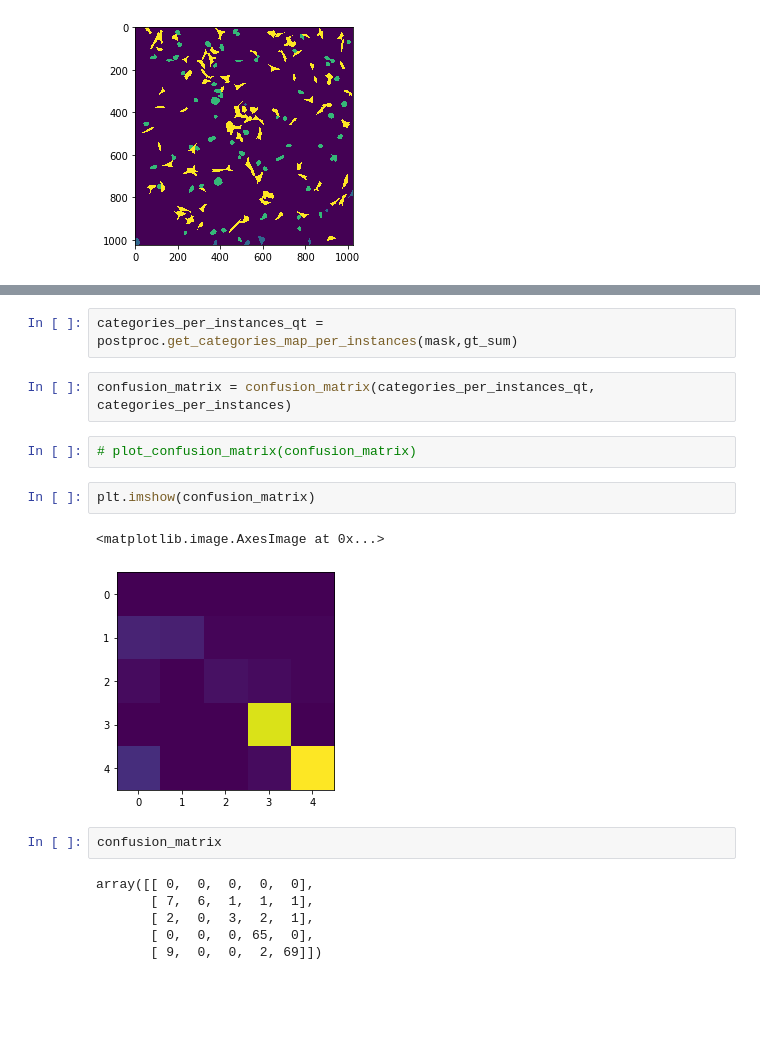
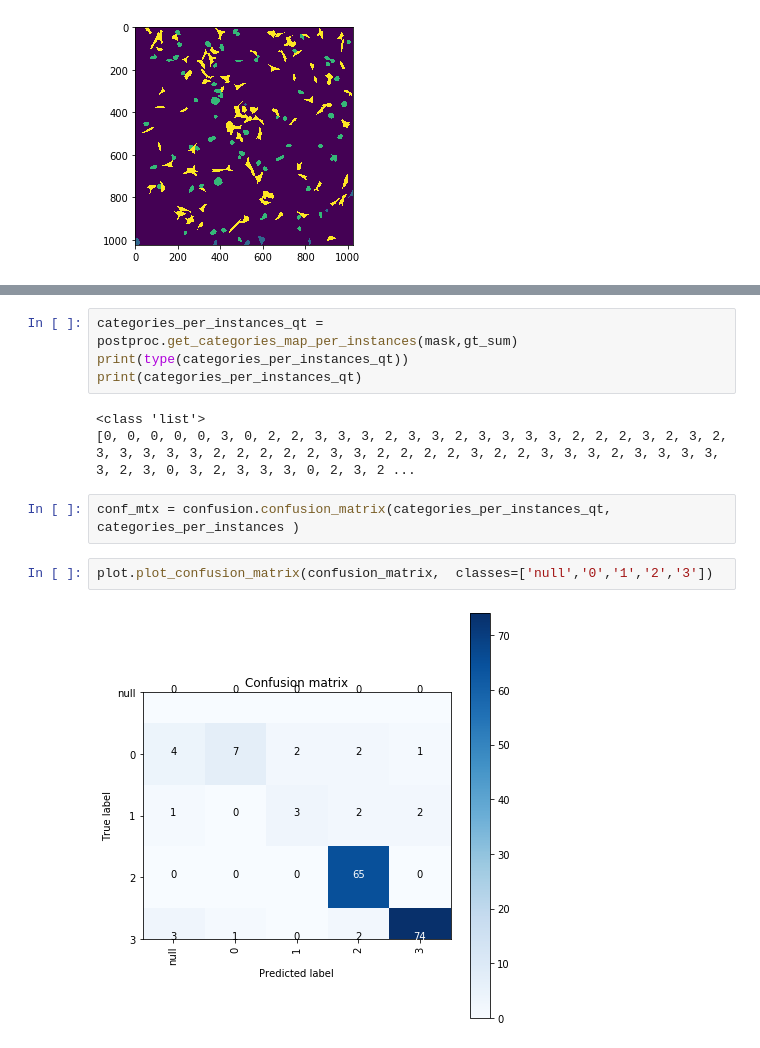
Before and after one commit to PreibischLab/PixelWise_Cell_Classification, a Jupyter notebook: V2/unet/3_Get the right category for each instance.ipynb, the cells around one changed output, grey strips where cells are left out. Cells and saved outputs as stored; diff of their text form; blank space fills up the shorter version.

Commit message:
confusion matrix

```diff
--- a/V2/unet/3_Get the right category for each instance.ipynb
+++ b/V2/unet/3_Get the right category for each instance.ipynb
@@ -107,19 +121,13 @@ len(categories_per_instances)
 # %%
 categories_per_instances_qt = postproc.get_categories_map_per_instances(mask,gt_sum)
+print(type(categories_per_instances_qt))
+print(categories_per_instances_qt)
+# %% [output]
+<class 'list'>
+[0, 0, 0, 0, 0, 3, 0, 2, 2, 3, 3, 3, 2, 3, 3, 2, 3, 3, 3, 3, 2, 2, 2, 3, 2, 3, 2, 3, 3, 3, 3, 3, 2, 2, 2, 2, 2, 3, 3, 2, 2, 2, 2, 3, 2, 2, 3, 3, 3, 2, 3, 3, 3, 3, 3, 2, 3, 0, 3, 2, 3, 3, 3, 0, 2, 3, 2 ...
 # %%
-confusion_matrix = confusion_matrix(categories_per_instances_qt, categories_per_instances)
+conf_mtx = confusion.confusion_matrix(categories_per_instances_qt, categories_per_instances )
-# %%
-# plot_confusion_matrix(confusion_matrix)
-# %%
-plt.imshow(confusion_matrix)
-# %% [output]
-<matplotlib.image.AxesImage at 0x...>
-[figure, removed]
-# %%
-confusion_matrix
-# %% [output]
-array([[ 0,  0,  0,  0,  0],
-       [ 7,  6,  1,  1,  1],
-       [ 2,  0,  3,  2,  1],
-       [ 0,  0,  0, 65,  0],
-       [ 9,  0,  0,  2, 69]])
+# %%
+plot.plot_confusion_matrix(confusion_matrix,  classes=['null','0','1','2','3'])
+# %% [output]
+[figure, added]
```
Also changed, not shown: parts of 5 cells of this notebook, 2 other files.
